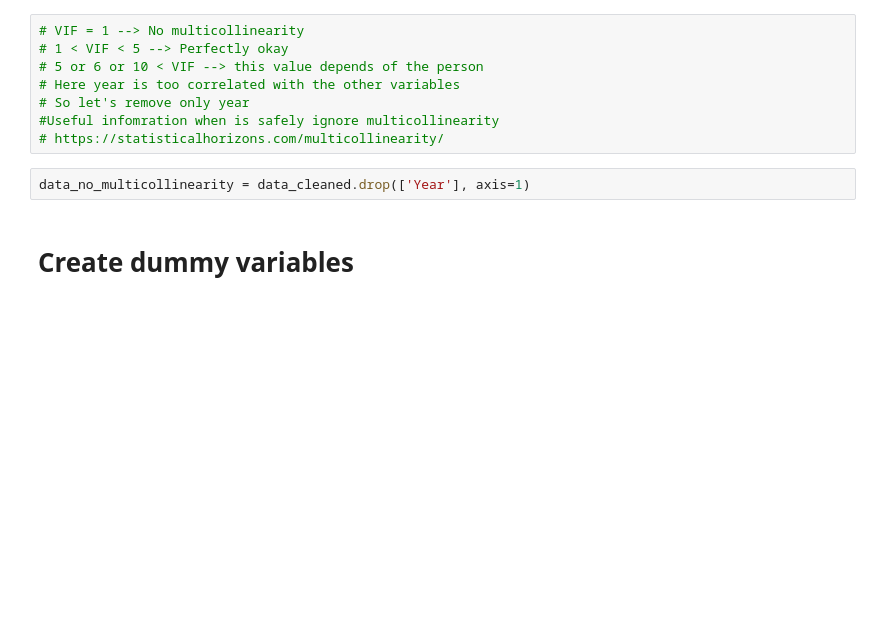
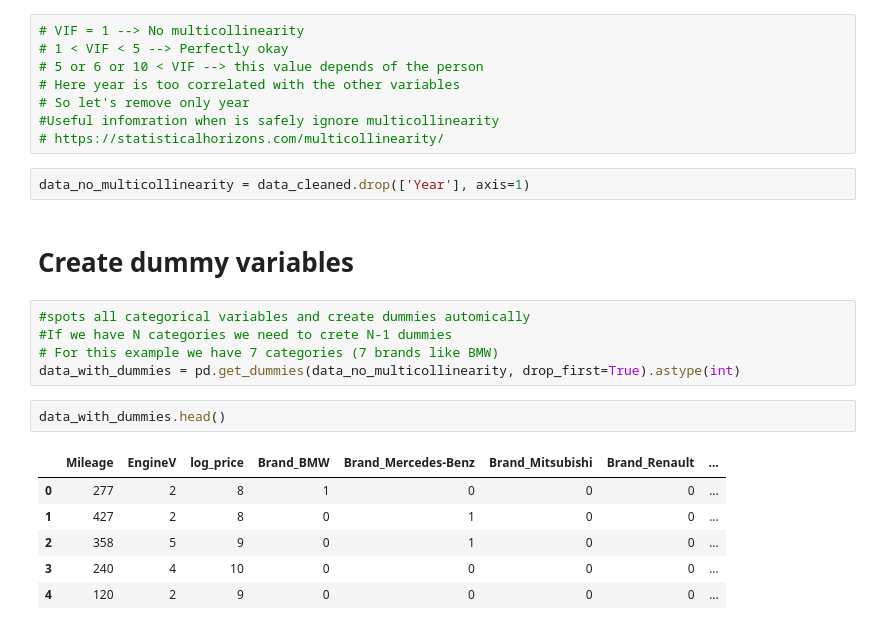
Before and after one commit to evelynda1985/Jupiter, a Jupyter notebook: SklearnPracticalExample1.ipynb, the cells around one changed output. Cells and saved outputs as stored; diff of their text form; blank space fills up the shorter version.

Commit message:
using dummies variables - lesson 35 Practice

```diff
--- a/SklearnPracticalExample1.ipynb
+++ b/SklearnPracticalExample1.ipynb
@@ -308,3 +308,17 @@ vif
 data_no_multicollinearity = data_cleaned.drop(['Year'], axis=1)
 # %% [markdown]
 # Create dummy variables
+# %%
+#spots all categorical variables and create dummies automically
+#If we have N categories we need to crete N-1 dummies
+# For this example we have 7 categories (7 brands like BMW)
+data_with_dummies = pd.get_dummies(data_no_multicollinearity, drop_first=True).astype(int)
+# %%
+data_with_dummies.head()
+# %% [output]
+|  | Mileage | EngineV | log_price | Brand_BMW | Brand_Mercedes-Benz | Brand_Mitsubishi | Brand_Renault | ... |
+| 0 | 277 | 2 | 8 | 1 | 0 | 0 | 0 | ... |
+| 1 | 427 | 2 | 8 | 0 | 1 | 0 | 0 | ... |
+| 2 | 358 | 5 | 9 | 0 | 1 | 0 | 0 | ... |
+| 3 | 240 | 4 | 10 | 0 | 0 | 0 | 0 | ... |
+| 4 | 120 | 2 | 9 | 0 | 0 | 0 | 0 | ... |
```
Also changed, not shown: parts of 6 cells of this notebook.
